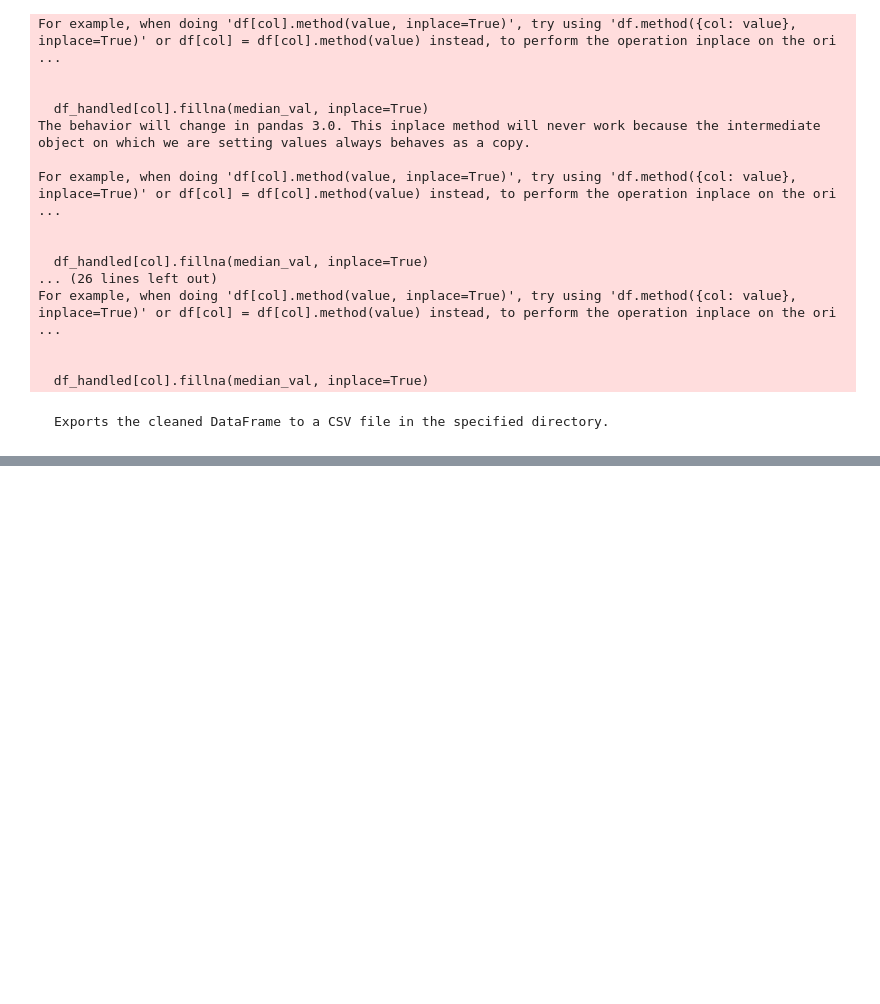
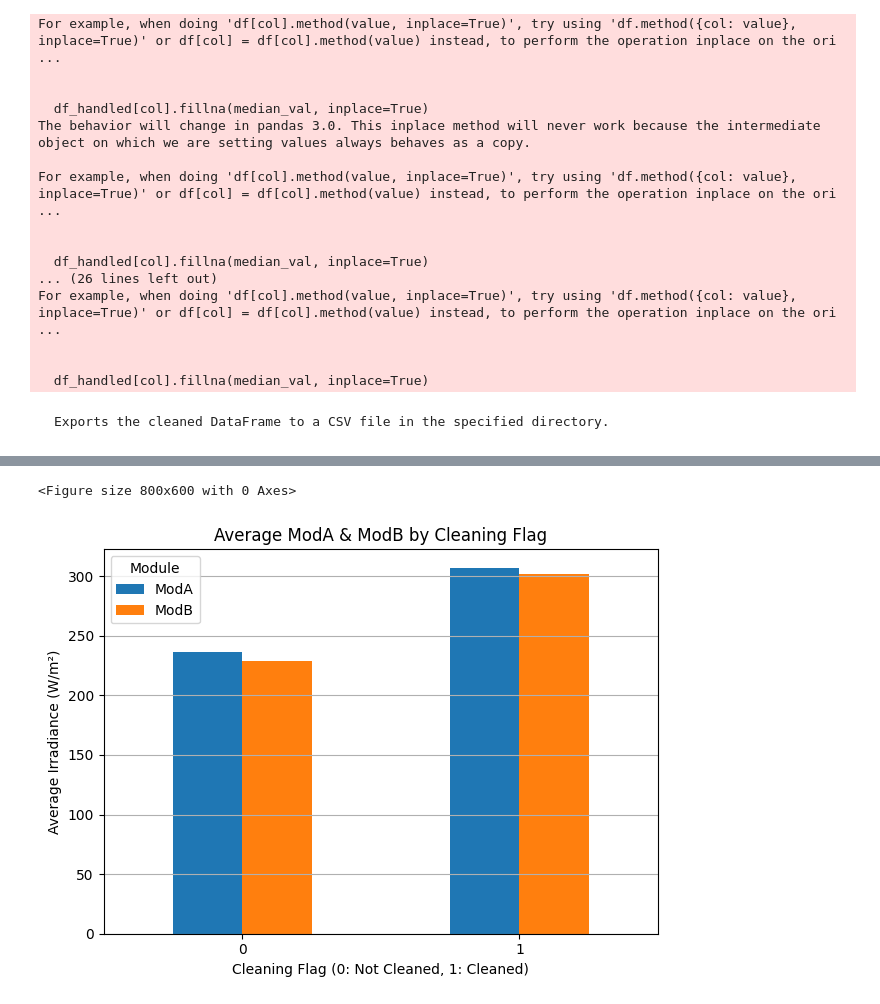
Before and after one commit to johannesgirmaw/solar-challenge-week0, a Jupyter notebook: notebooks/benin_eda.ipynb, the cells around one changed output, grey strips where cells are left out. Drawn from its saved outputs; the diff is of its cells as text; code cells hidden in the pictures; blank space fills up the shorter version.

```diff
--- a/notebooks/benin_eda.ipynb
+++ b/notebooks/benin_eda.ipynb
@@ -326,0 +527,80 @@ Ensure the 'data/' directory is in your .gitignore file to avoid committing CSVs
+# %%
+import pandas as pd
+import matplotlib.pyplot as plt
+import seaborn as sns
+
+
+def plot_cleaning_impact(df):
+    """
+    Groups the DataFrame by the 'Cleaning' flag and plots the average ModA and ModB
+    for each group (0: not cleaned, 1: cleaned). This provides a simplified
+    view of the average module readings on days with and without cleaning events.
+
+    Note: This analysis assumes the 'Cleaning' flag indicates whether a cleaning
+          event occurred on that specific timestamp. A more precise pre/post-clean
+          analysis would require identifying the exact timestamps of cleaning
+          events and comparing the module readings immediately before and after.
+
+    Args:
+        df (pd.DataFrame): The DataFrame with 'Cleaning', 'ModA', and 'ModB' columns.
+    """
+    if 'Cleaning' not in df.columns or 'ModA' not in df.columns or 'ModB' not in df.columns:
+        print("Error: DataFrame must contain 'Cleaning', 'ModA', and 'ModB' columns.")
+        return
+
+    # Group by the 'Cleaning' flag and calculate the mean of ModA and ModB
+    cleaning_impact = df.groupby('Cleaning')[['ModA', 'ModB']].mean()
+
+    # Plot the results
+    plt.figure(figsize=(8, 6))
+    cleaning_impact.plot(kind='bar')
+    plt.title('Average ModA & ModB by Cleaning Flag')
+    plt.xlabel('Cleaning Flag (0: Not Cleaned, 1: Cleaned)')
+    plt.ylabel('Average Irradiance (W/m²)')
+    plt.xticks(rotation=0)
+    plt.grid(axis='y')
+    plt.legend(title='Module')
+    plt.tight_layout()
+    plt.show()
+
+    print("\nObservations on Cleaning Impact (Average Values):")
+    if 0 in cleaning_impact.index and 1 in cleaning_impact.index:
+        delta_ModA = cleaning_impact.loc[1,
+                                         'ModA'] - cleaning_impact.loc[0, 'ModA']
+        delta_ModB = cleaning_impact.loc[1,
+                                         'ModB'] - cleaning_impact.loc[0, 'ModB']
+        percent_change_ModA = (
+            delta_ModA / cleaning_impact.loc[0, 'ModA']) * 100 if cleaning_impact.loc[0, 'ModA'] != 0 else 0
+        percent_change_ModB = (
+            delta_ModB / cleaning_impact.loc[0, 'ModB']) * 100 if cleaning_impact.loc[0, 'ModB'] != 0 else 0
+
+        print(
+            f" - Average ModA on non-cleaning timestamps: {cleaning_impact.loc[0, 'ModA']:.2f} W/m²")
+        print(
+            f" - Average ModA on cleaning timestamps: {cleaning_impact.loc[1, 'ModA']:.2f} W/m²")
+        print(
+            f"   => Change in ModA: {delta_ModA:.2f} W/m² ({percent_change_ModA:.2f}%)")
+
+        print(
+            f"\n - Average ModB on non-cleaning timestamps: {cleaning_impact.loc[0, 'ModB']:.2f} W/m²")
+        print(
+            f" - Average ModB on cleaning timestamps: {cleaning_impact.loc[1, 'ModB']:.2f} W/m²")
+        print(
+            f"   => Change in ModB: {delta_ModB:.2f} W/m² ({percent_change_ModB:.2f}%)")
+
+        if delta_ModA > 0 and delta_ModB > 0:
+            print("\n - The results suggest that cleaning events are associated with an increase in the average readings of both ModA and ModB.")
+        elif delta_ModA < 0 or delta_ModB < 0:
+            print("\n - The results suggest that cleaning events are associated with a decrease or no significant change in the average readings of ModA and/or ModB, which might warrant further investigation.")
+        else:
+            print("\n - There appears to be no significant difference in the average ModA and ModB readings based on the cleaning flag in this simplified analysis.")
+    else:
+        print("\n - Cannot calculate the impact as both cleaning flag values (0 and 1) are not present in the data.")
+
+
+# Example Usage:
+# Assuming you have a DataFrame named 'df' with 'Cleaning', 'ModA', and 'ModB' columns
+plot_cleaning_impact(df.copy())
+# %% [output]
+<Figure size 800x600 with 0 Axes>
+[figure, added]
```
Also changed, not shown: parts of 21 cells of this notebook.
